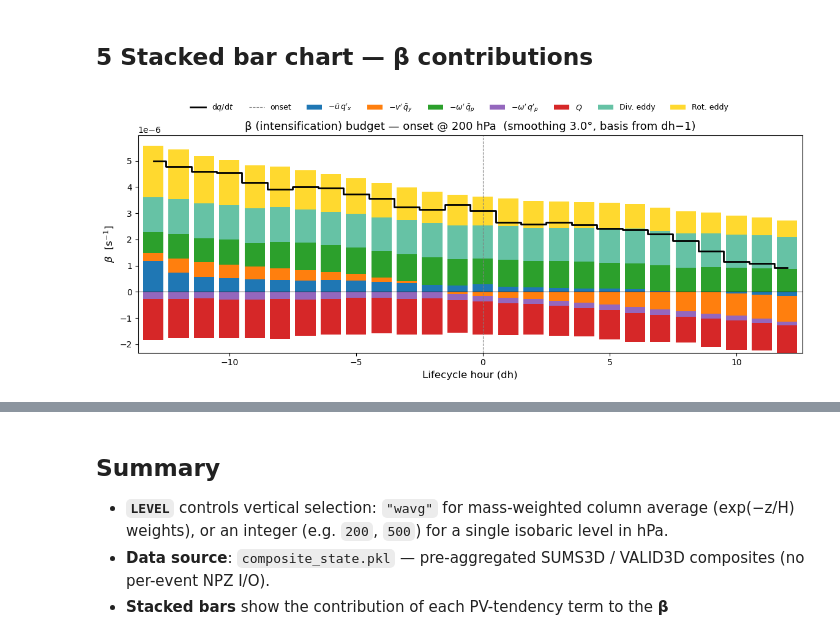
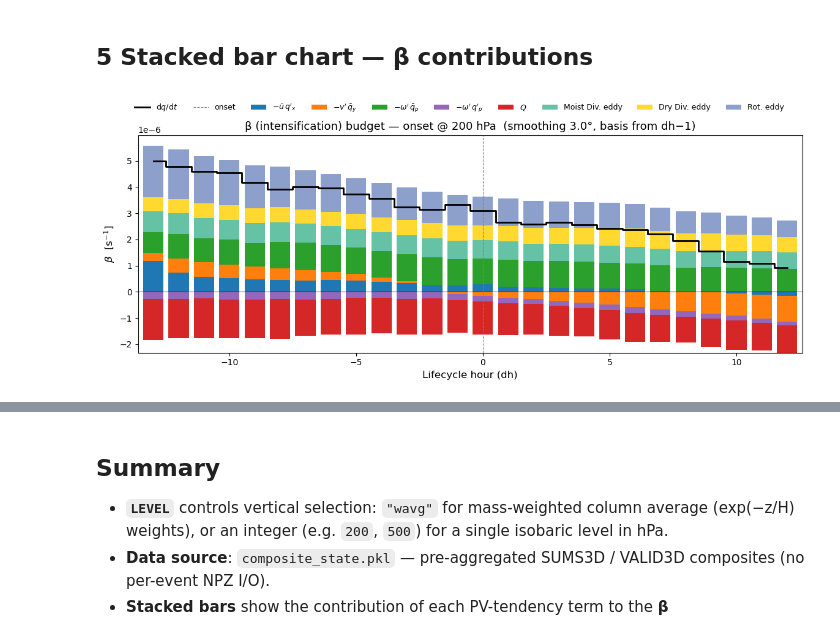
Before and after one commit to yanxingjianken/pvtend, a Jupyter notebook: examples/05_stacked_bar_beta.ipynb, the cells around one changed output, grey strips where cells are left out. Cells and saved outputs as stored; diff of their text form; code cells hidden in the pictures.

```diff
--- a/examples/05_stacked_bar_beta.ipynb
+++ b/examples/05_stacked_bar_beta.ipynb
@@ -102,8 +102,10 @@ TERMS = {
     r"$-\omega'\,\bar{q}_p$":        lambda dh: -_composite_mean(dh, "w_anom_pv_bar_dp"),
     r"$-\omega'\,q'_p$":             lambda dh: -_composite_mean(dh, "w_anom_pv_anom_dp"),
     r"$Q$":                           lambda dh: _composite_mean(dh, "Q"),
-    r"Div. eddy":                     lambda dh: -(_composite_mean(dh, "u_div_pv_anom_dx")
-                                                    + _composite_mean(dh, "v_div_pv_anom_dy")),
+    r"Moist Div. eddy":                     lambda dh: -(_composite_mean(dh, "u_div_moist_pv_anom_dx")
+                                                    + _composite_mean(dh, "v_div_moist_pv_anom_dy")),
+    r"Dry Div. eddy":                     lambda dh: -(_composite_mean(dh, "u_div_dry_pv_anom_dx")
+                                                + _composite_mean(dh, "v_div_dry_pv_anom_dy")),
     r"Rot. eddy":                     lambda dh: -(_composite_mean(dh, "u_rot_pv_anom_dx")
                                                     + _composite_mean(dh, "v_rot_pv_anom_dy")),
 }
@@ -187,8 +189,9 @@ TERM_COLORS = {
     TERM_NAMES[3]: _tab10(2),          # -ω' q̄_p   (tab10 green)
     TERM_NAMES[4]: _tab10(4),          # -ω' q'_p  (tab10 purple)
     TERM_NAMES[5]: _tab10(3),          # Q          (tab10 red)
-    TERM_NAMES[6]: _set2(0),           # Div. eddy  (Set2 teal)
-    TERM_NAMES[7]: _set2(5),           # Rot. eddy  (Set2 gold)
+    TERM_NAMES[6]: _set2(0),           # Moist Div. eddy  (Set2 teal)
+    TERM_NAMES[7]: _set2(5),           # Dry Div. eddy    (Set2 gold)
+    TERM_NAMES[8]: _set2(2),           # Rot. eddy        (Set2 green)
 }
 
 # Separate RHS terms from the total tendency
@@ -209,31 +212,31 @@ for name in rhs_names:
 
     ax.bar(dh_arr, pos_vals, bottom=pos_bottom, width=bar_width,
            color=TERM_COLORS[name], edgecolor="none", label=name)
     ax.bar(dh_arr, neg_vals, bottom=neg_bottom, width=bar_width,
            color=TERM_COLORS[name], edgecolor="none")
 
     pos_bottom += pos_vals
     neg_bottom += neg_vals
 
 # Overlay dq/dt as a black step line
 ax.step(dh_arr, beta_lifecycle[TERM_NAMES[0]], where="mid",
         color="black", lw=2, label=TERM_NAMES[0], zorder=5)
 
 ax.axhline(0, color="k", lw=0.5)
 ax.axvline(0, color="grey", lw=0.8, ls="--", label="onset")
 ax.set_xlabel("Lifecycle hour (dh)", fontsize=12)
 ax.set_ylabel(r"$\beta$  [s$^{-1}$]", fontsize=12)
 ax.set_title(f"β (intensification) budget — {STAGE} @ {_lvl_str}  "
              f"(smoothing {SMOOTH_DEG}°, basis from dh−1)", fontsize=13)
 
 # Legend outside the axes, centered below the title like a subtitle
 handles, labels = ax.get_legend_handles_labels()
 fig.legend(handles, labels, loc="upper center",
            bbox_to_anchor=(0.5, 0.95), ncol=len(labels),
            fontsize=9, frameon=False)
 
 ax.set_xlim(dh_arr[0] - 0.6, dh_arr[-1] + 0.6)
 fig.subplots_adjust(top=0.82)
 plt.show()
 # %% [output]
-[figure, old version]
+[figure, new version]
```
Also changed, not shown: parts of 3 cells of this notebook, 10 other files.
